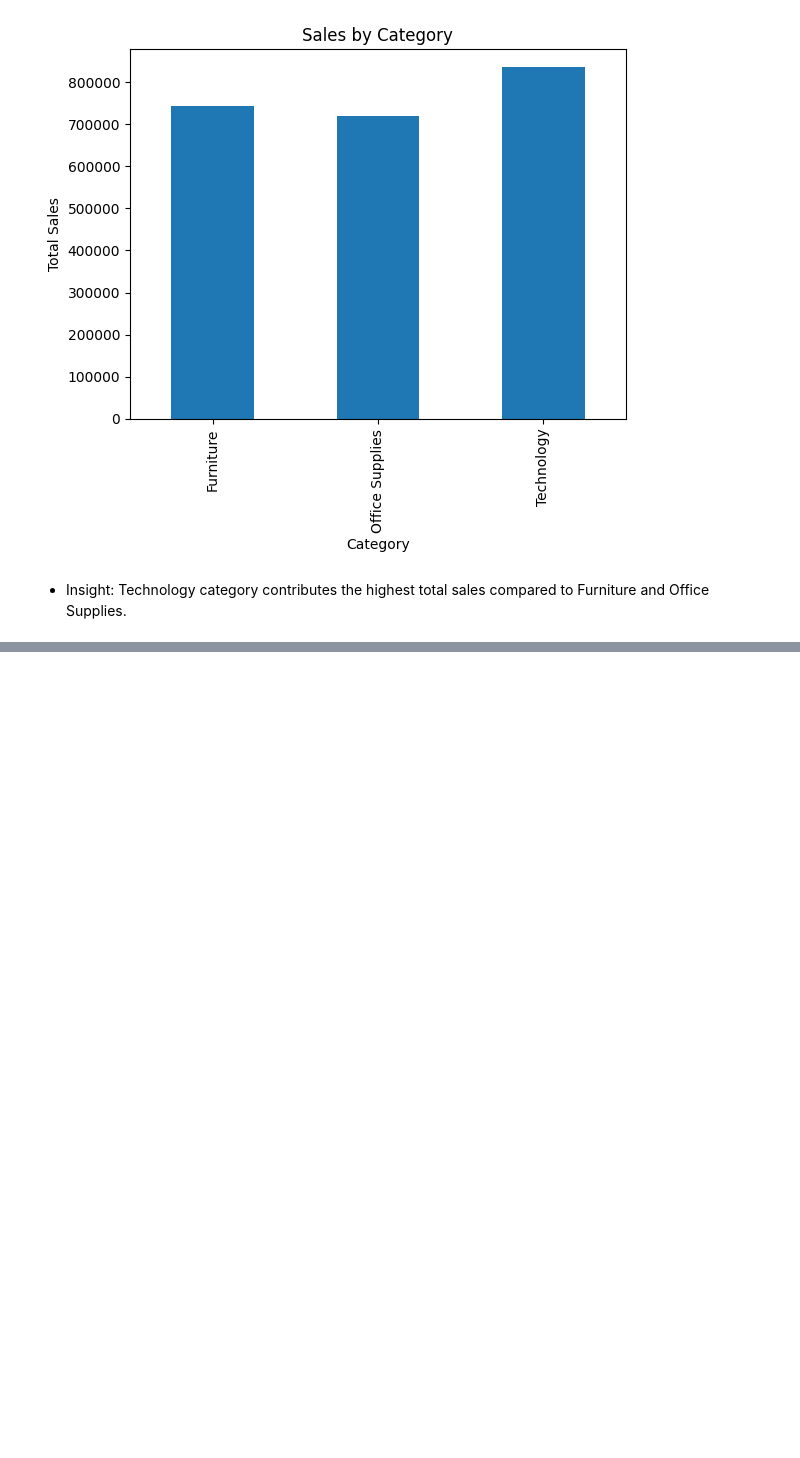
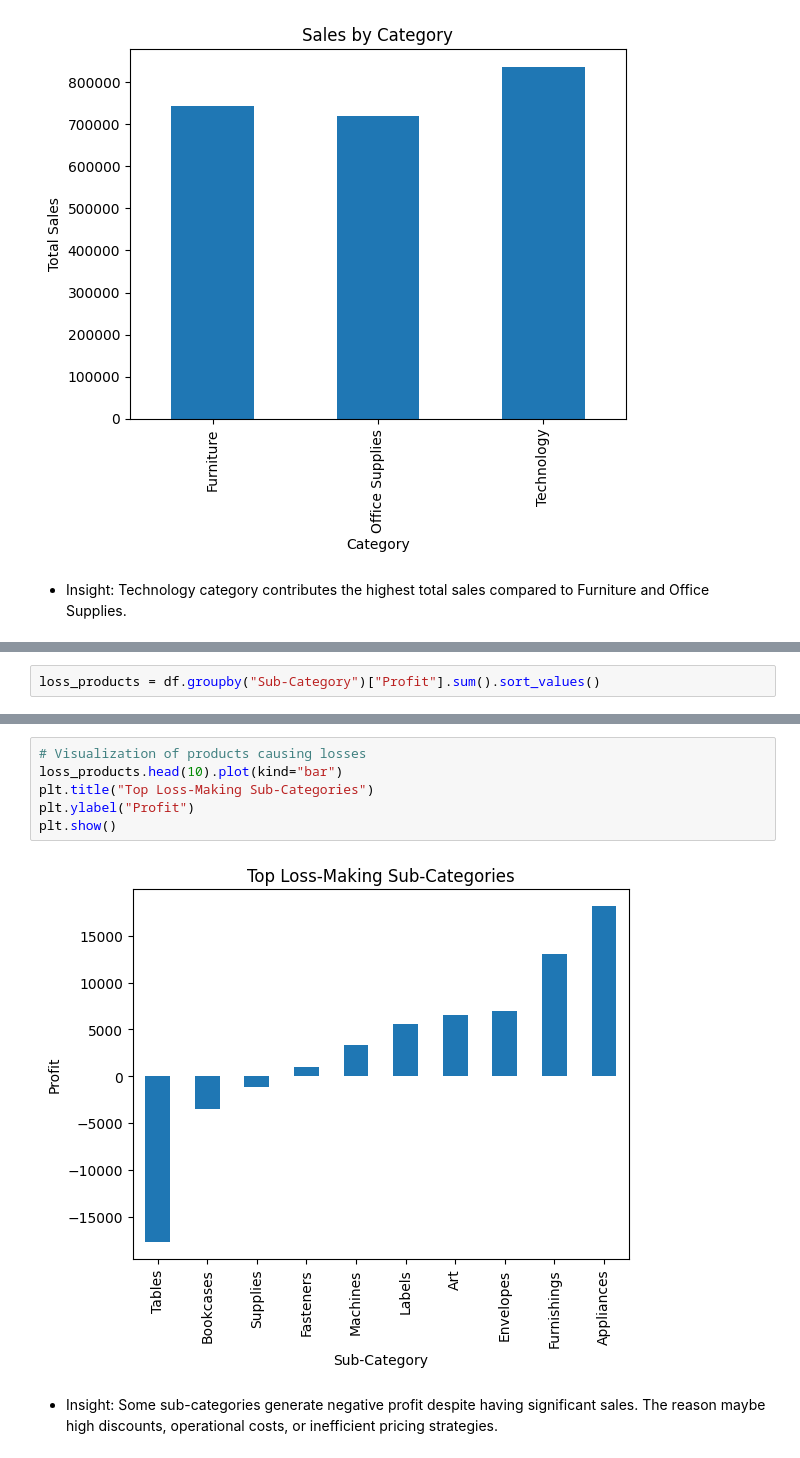
Before and after one commit to VarshaNayak18/retail-sales-analysis, a Jupyter notebook: notebooks/sales_analysis.ipynb, the cells around one changed output, grey strips where cells are left out. Drawn from its saved outputs; the diff is of its cells as text; blank space fills up the shorter version.

```diff
--- a/notebooks/sales_analysis.ipynb
+++ b/notebooks/sales_analysis.ipynb
@@ -166,0 +218,2 @@ plt.show()
+# %%
+loss_products = df.groupby("Sub-Category")["Profit"].sum().sort_values()
@@ -166,0 +242,11 @@ plt.show()
+# %%
+# Visualization of products causing losses
+loss_products.head(10).plot(kind="bar")
+plt.title("Top Loss-Making Sub-Categories")
+plt.ylabel("Profit")
+plt.show()
+# %% [output]
+[figure, added]
+# %% [markdown]
+* Insight: Some sub-categories generate negative profit despite having significant sales.
+The reason maybe high discounts, operational costs, or inefficient pricing strategies.
```
Also changed, not shown: parts of 13 cells of this notebook.
